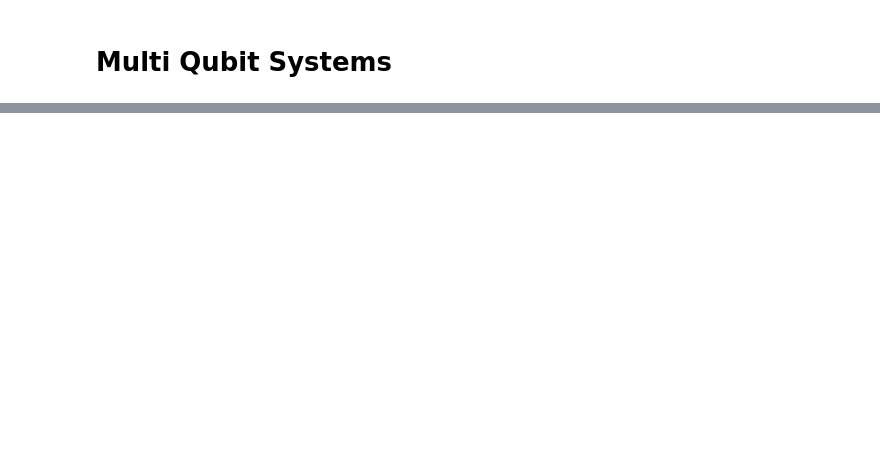
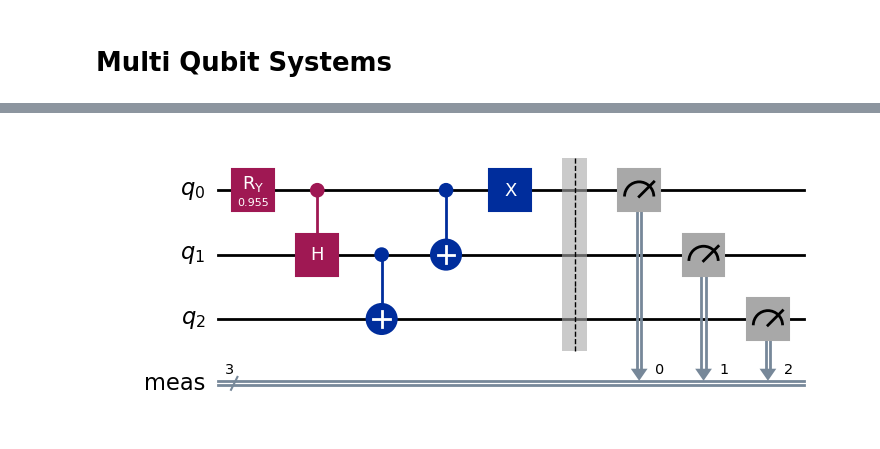
Before and after one commit to Luxque/Quantum-Computing-in-Design-Optimization, a Jupyter notebook: notebooks/multi.ipynb, the cells around one changed output, grey strips where cells are left out. Saved outputs shown, nothing was run; the diff lists cells and outputs as text; code cells hidden in the pictures; blank space fills up the shorter version.

```diff
--- a/notebooks/multi.ipynb
+++ b/notebooks/multi.ipynb
@@ -304,0 +440,13 @@ qc.draw('mpl')
+# %%
+theta = math.acos(1.0 / math.sqrt(3))
+
+qc = QuantumCircuit(3)
+qc.ry(theta, 0)
+qc.ch(0, 1)
+qc.cx(1, 2)
+qc.cx(0, 1)
+qc.x(0)
+qc.measure_all()
+qc.draw('mpl')
+# %% [output]
+[figure, added]
```
Also changed, not shown: parts of 34 cells of this notebook.
